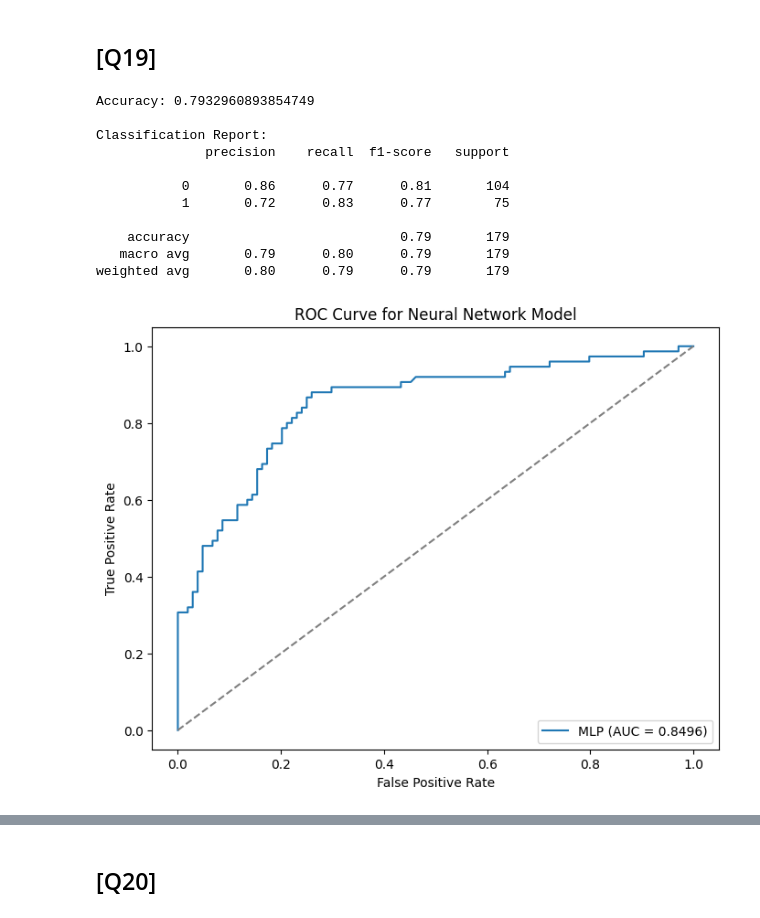
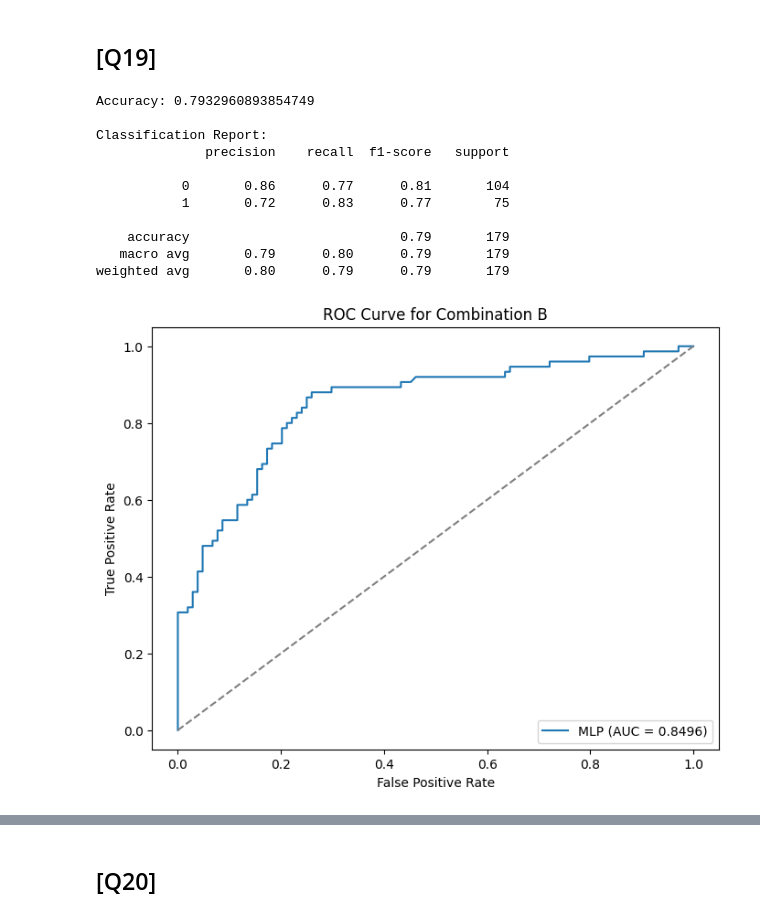
Before and after one commit to AnSloge/HKUST-COMP4211-Programming-Assignment-1, a Jupyter notebook: analysis.ipynb, the cells around one changed output, grey strips where cells are left out. Saved outputs shown, nothing was run; the diff lists cells and outputs as text; code cells hidden in the pictures.

```diff
--- a/analysis.ipynb
+++ b/analysis.ipynb
@@ -1174,80 +1288,71 @@ weighted avg       0.79      0.78      0.78       179
 # %% [markdown]
 ## [Q19]
 # %%
-# Separate features and target
 X = bonus_df.drop(columns=['class_target'])
 y = bonus_df['class_target']
 
-# Identify numerical and categorical columns
 numerical_features = X.select_dtypes(include=['int64', 'float64']).columns
 categorical_features = X.select_dtypes(include=['object']).columns
 
-# Preprocessing for numerical features (imputation and scaling)
+# Pipeline for numerical features.
 numerical_pipeline = Pipeline(steps=[
     ('imputer', SimpleImputer(strategy='constant', fill_value=0)),
     ('scaler', StandardScaler())
 ])
 
-# Preprocessing for categorical features (ordinal encoding and one-hot encoding)
+# Pipeline for categorical features.
 categorical_pipeline = Pipeline(steps=[
     ('ordinal', OrdinalEncoder(handle_unknown='use_encoded_value', unknown_value=-1)),
     ('onehot', OneHotEncoder(handle_unknown='ignore'))
 ])
 
-# Combine both numerical and categorical pipelines into one column transformer
+# Combining the pipelines.
 preprocessor = ColumnTransformer(
     transformers=[
         ('num', numerical_pipeline, numerical_features),
         ('cat', categorical_pipeline, categorical_features)
     ])
 
-# Create the final pipeline that includes preprocessing and the classifier
+# Combining preprocessor pipeline and MLPClassifier.
 model_pipeline = Pipeline(steps=[
     ('preprocessor', preprocessor),
     ('classifier', MLPClassifier(random_state=4211, hidden_layer_sizes=(100, 100, 100), max_iter=500))
 ])
 
-# Train-test split (80% train, 20% test)
 X_train, X_test, y_train, y_test = train_test_split(X, y, test_size=0.2, random_state=4211)
 
-# Fit the model on training data
 model_pipeline.fit(X_train, y_train)
 
-# Predict on test data
 y_pred = model_pipeline.predict(X_test)
 
-# Evaluate the model
 accuracy = accuracy_score(y_test, y_pred)
 print(f'Accuracy: {accuracy}')
 
-# Classification Report
 print("\nClassification Report:")
 print(classification_report(y_test, y_pred))
 
-# Calculate ROC curve and AUC
-y_prob = model_pipeline.predict_proba(X_test)[:, 1]  # Get probabilities for positive class
+y_prob = model_pipeline.predict_proba(X_test)[:, 1]
 fpr, tpr, _ = roc_curve(y_test, y_prob)
 roc_auc = auc(fpr, tpr)
 
-# Plot ROC curve
 plt.figure(figsize=(8, 6))
 plt.plot(fpr, tpr, label=f'MLP (AUC = {roc_auc:.4f})')
-plt.plot([0, 1], [0, 1], color='gray', linestyle='--')  # Random classifier line
-plt.title('ROC Curve for Neural Network Model')
+plt.plot([0, 1], [0, 1], color='gray', linestyle='--')
+plt.title('ROC Curve for Combination B')
 plt.xlabel('False Positive Rate')
 plt.ylabel('True Positive Rate')
 plt.legend(loc='lower right')
 plt.show()
 # %% [output]
 Accuracy: 0.7932960893854749
 
 Classification Report:
               precision    recall  f1-score   support
 
            0       0.86      0.77      0.81       104
            1       0.72      0.83      0.77        75
 
     accuracy                           0.79       179
    macro avg       0.79      0.80      0.79       179
 weighted avg       0.80      0.79      0.79       179
-[figure, old version]
+[figure, new version]
```
Also changed, not shown: parts of 38 cells of this notebook.
